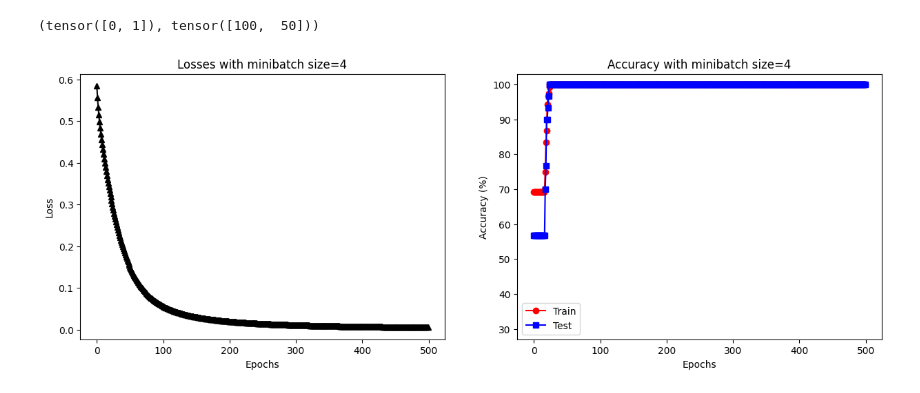
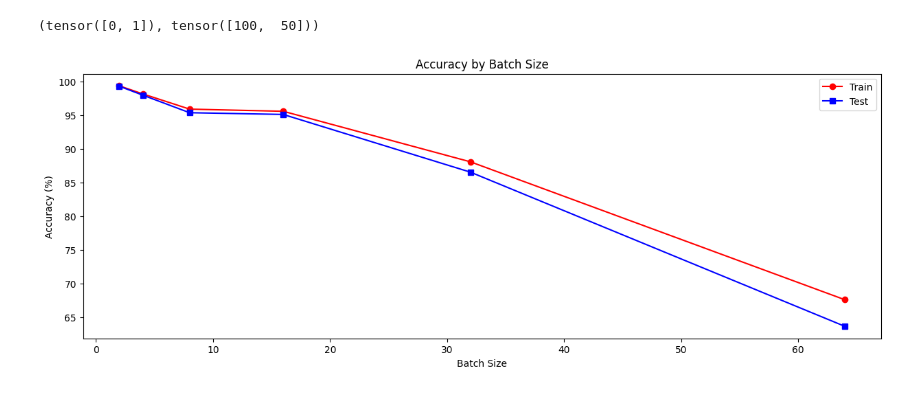
Before and after one commit to ethanli1337/LLMs-from-Scratch, a Jupyter notebook: DUDL_batch_training.ipynb, the cells around one changed output. Drawn from its saved outputs; the diff is of its cells as text; code cells hidden in the pictures.

Commit message:
mini batch size code challenge

```diff
--- a/DUDL_batch_training.ipynb
+++ b/DUDL_batch_training.ipynb
@@ -54,10 +54,6 @@ train_data, test_data, train_labels, test_labels = train_test_split(data, labels
 
 train_data = TensorDataset(train_data,train_labels)
 test_data = TensorDataset(test_data,test_labels)
-
-batchsize = 4
-train_loader = DataLoader(train_data,batch_size=batchsize, shuffle=True,drop_last=True)
-test_loader = DataLoader(test_data,batch_size=test_data.tensors[0].shape[0])
 # %%
 def createANewModel():
 
@@ -75,11 +71,10 @@ def createANewModel():
     return ANNiris, lossfun, optimizer
 # %%
 # train the model
-
 # global parameter
 numepochs = 500
 
-def trainTheModel():
+def trainTheModel(model,lossfun,optimizer):
 
   # initialize accuracies as empties
   trainAcc = []
@@ -95,7 +90,7 @@ def trainTheModel():
     for X,y in train_loader:
 
       # forward pass and loss
-      yHat = ANNiris(X)
+      yHat = model(X)
       loss = lossfun(yHat,y)
 
       # backprop
@@ -114,37 +109,60 @@ def trainTheModel():
 
     # test accuracy
     X,y = next(iter(test_loader)) # extract X,y from test dataloader
-    predlabels = torch.argmax( ANNiris(X),axis=1 )
+    predlabels = torch.argmax( model(X),axis=1 )
     testAcc.append( 100*torch.mean((predlabels == y).float()).item() )
 
   # function output
   return trainAcc,testAcc,losses
 # %%
-# create a model
-ANNiris,lossfun,optimizer = createANewModel()
+# # create a model
+# ANNiris,lossfun,optimizer = createANewModel()
 
-# train the model
-trainAcc,testAcc,losses = trainTheModel()
+# # train the model
+# trainAcc,testAcc,losses = trainTheModel()
+
+powers = np.arange(1,7)
+results = np.zeros((len(powers),2))
+
+for i, exp in enumerate(powers):
+    batchsize = int(2**exp)
+    train_loader = DataLoader(train_data,batch_size=batchsize, shuffle=True,drop_last=True)
+    test_loader = DataLoader(test_data,batch_size=test_data.tensors[0].shape[0])
+
+    ANNiris,lossfun,optimizer = createANewModel()
+    trainAcc, testAcc, losses = trainTheModel(ANNiris,lossfun,optimizer)
+
+    results[i,0] = np.mean(trainAcc)
+    results[i,1] = np.mean(testAcc)
 
 
 
-# plot the results
-fig,ax = plt.subplots(1,2,figsize=(15,5))
+
+# # plot the results
 
 
-ax[0].plot(losses,'k^-')
-ax[0].set_ylabel('Loss')
-ax[0].set_xlabel('Epochs')
-ax[0].set_title('Losses with minibatch size=' + str(batchsize))
 
-ax[1].plot(trainAcc,'ro-')
-ax[1].plot(testAcc,'bs-')
-ax[1].set_title('Accuracy with minibatch size=' + str(batchsize))
-ax[1].set_xlabel('Epochs')
-ax[1].set_ylabel('Accuracy (%)')
-ax[1].legend(['Train','Test'])
-ax[1].set_ylim([27,103])
+# ax[0].plot(losses,'k^-')
+# ax[0].set_ylabel('Loss')
+# ax[0].set_xlabel('Epochs')
+# ax[0].set_title('Losses with minibatch size=' + str(batchsize))
 
-plt.show()
+# ax[1].plot(trainAcc,'ro-')
+# ax[1].plot(testAcc,'bs-')
+# ax[1].set_title('Accuracy with minibatch size=' + str(batchsize))
+# ax[1].set_xlabel('Epochs')
+# ax[1].set_ylabel('Accuracy (%)')
+# ax[1].legend(['Train','Test'])
+# ax[1].set_ylim([27,103])
-# %% [output]
-[figure, removed]
+# %%
+fig,ax = plt.subplots(1,figsize=(15,5))
+ax.plot(2**powers,results[:,0],'ro-')
+ax.plot(2**powers,results[:,1], 'bs-')
+ax.set_xlabel('Batch Size')
+ax.set_ylabel('Accuracy (%)')
+ax.set_title('Accuracy by Batch Size')
+ax.legend(['Train','Test'])
+
+plt.show()
+# %% [output]
+[figure, added]
```
